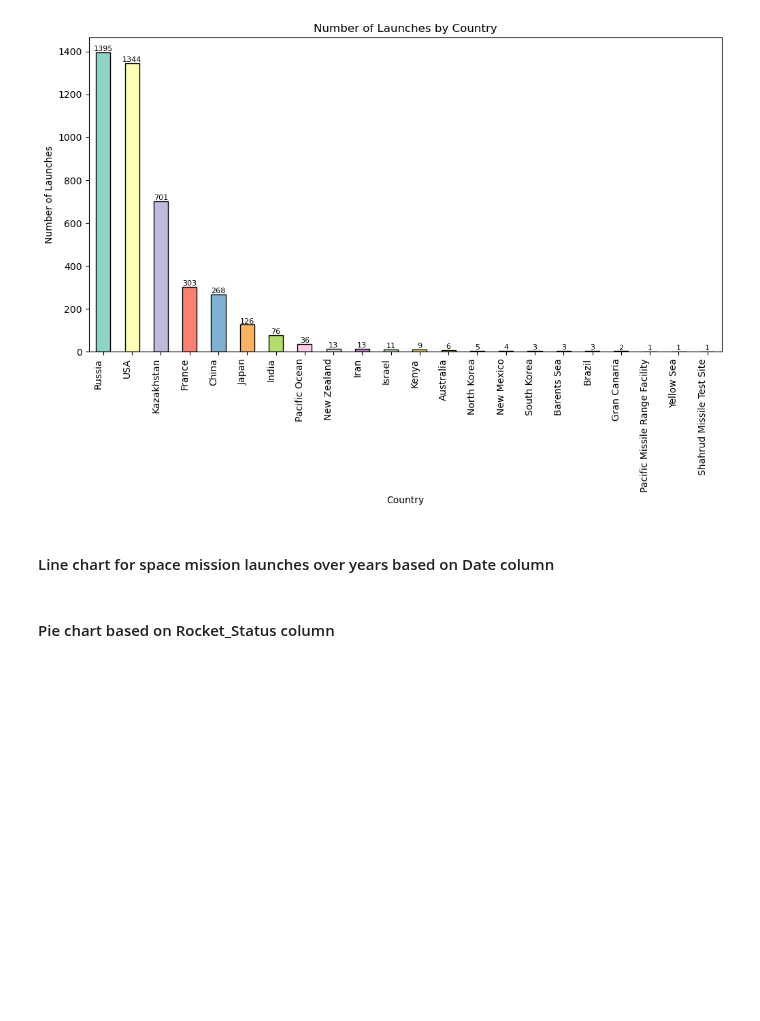
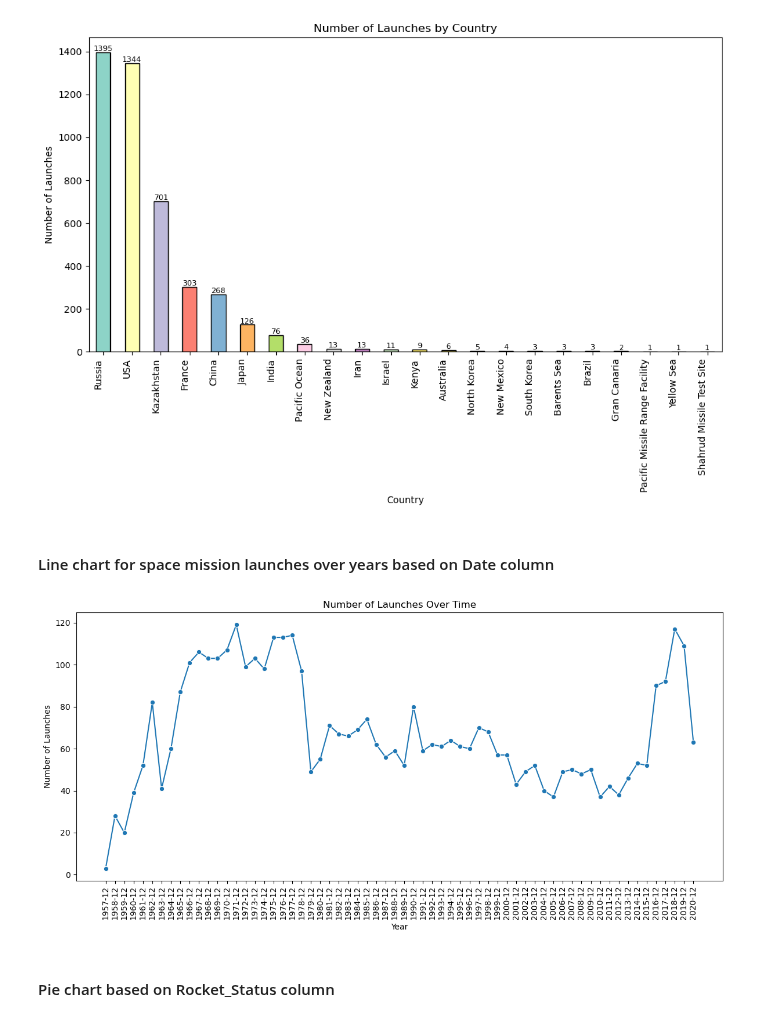
Before and after one commit to dominikvukelic/space_mission_launches, a Jupyter notebook: graphs/graphs.ipynb, the cells around one changed output. Saved outputs shown, nothing was run; the diff lists cells and outputs as text; code cells hidden in the pictures; blank space fills up the shorter version.

```diff
--- a/graphs/graphs.ipynb
+++ b/graphs/graphs.ipynb
@@ -179,33 +179,37 @@ plt.show()
 # %% [markdown]
 #### Line chart for space mission launches over years based on Date column
 # %%
-# Assuming 'Date' is in datetime format, if not, convert it using pd.to_datetime
+# Convert 'Date' to datetime format
 df['Date'] = pd.to_datetime(df['Date'])
 
 # Extract year and month from the 'Date' column
 df['YearMonth'] = df['Date'].dt.to_period('M')
 
 # Count the number of launches per month
 launches_over_time = df['YearMonth'].value_counts().sort_index().reset_index()
 launches_over_time.columns = ['YearMonth', 'Count']
 
 # Downsampling to yearly frequency
 launches_over_time_resampled = launches_over_time.set_index('YearMonth').resample('Y').sum().reset_index()
 
-# Convert Period to string for serialization
-launches_over_time_resampled['YearMonth'] = launches_over_time_resampled['YearMonth'].dt.year.astype(str)
+# Convert Period to string for plotting
+launches_over_time_resampled['YearMonth'] = launches_over_time_resampled['YearMonth'].dt.strftime('%Y-%m')
 
-fig = px.line(launches_over_time_resampled, x='YearMonth', y='Count',
-              title='Number of Launches Over Time',
-              labels={'YearMonth': 'Year', 'Count': 'Number of Launches'},
-              line_shape='linear', line_dash_sequence=['solid'],
-              template='plotly_white')
+# Create a Seaborn lineplot
+plt.figure(figsize=(12, 6))
+sns.lineplot(x='YearMonth', y='Count', data=launches_over_time_resampled, marker='o')
 
-fig.update_xaxes(tickangle=90, tickmode='array', tickvals=launches_over_time_resampled.index,
-                 ticktext=launches_over_time_resampled['YearMonth'])
+# Set plot labels and title
+plt.xlabel('Year')
+plt.ylabel('Number of Launches')
+plt.title('Number of Launches Over Time')
 
-# Display the Plotly chart in the notebook
-iplot(fig)
+# Display the plot
+plt.xticks(rotation=90)
+plt.tight_layout()
+plt.show()
+# %% [output]
+[figure, added]
 # %% [markdown]
 #### Pie chart based on Rocket_Status column
 # %%
```
